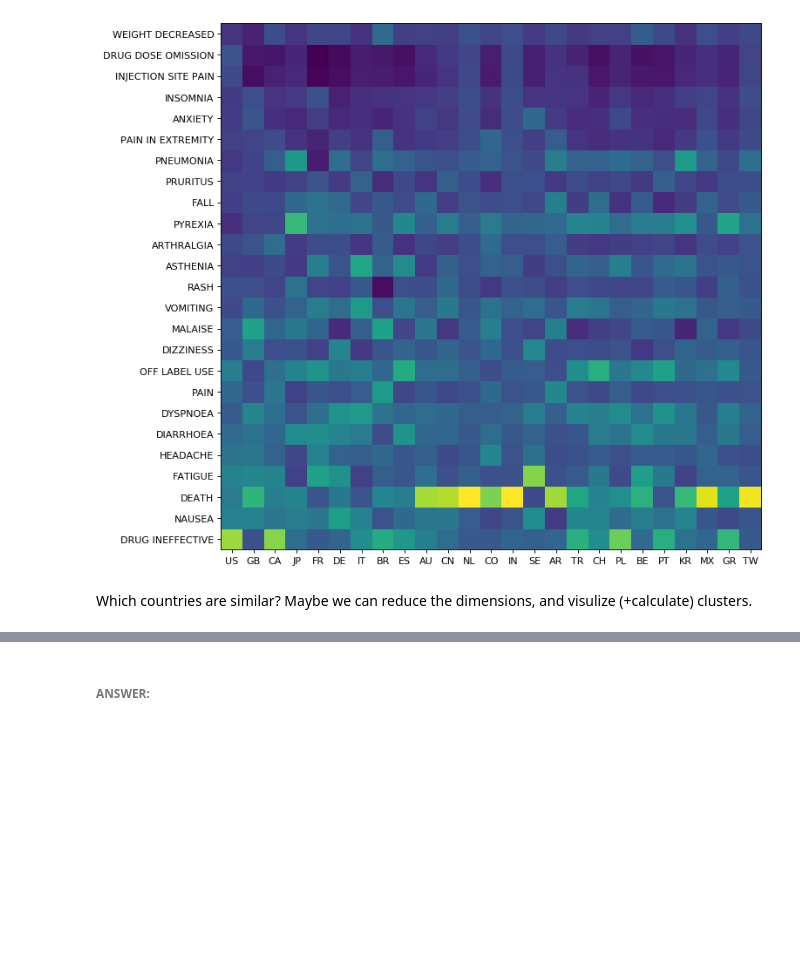
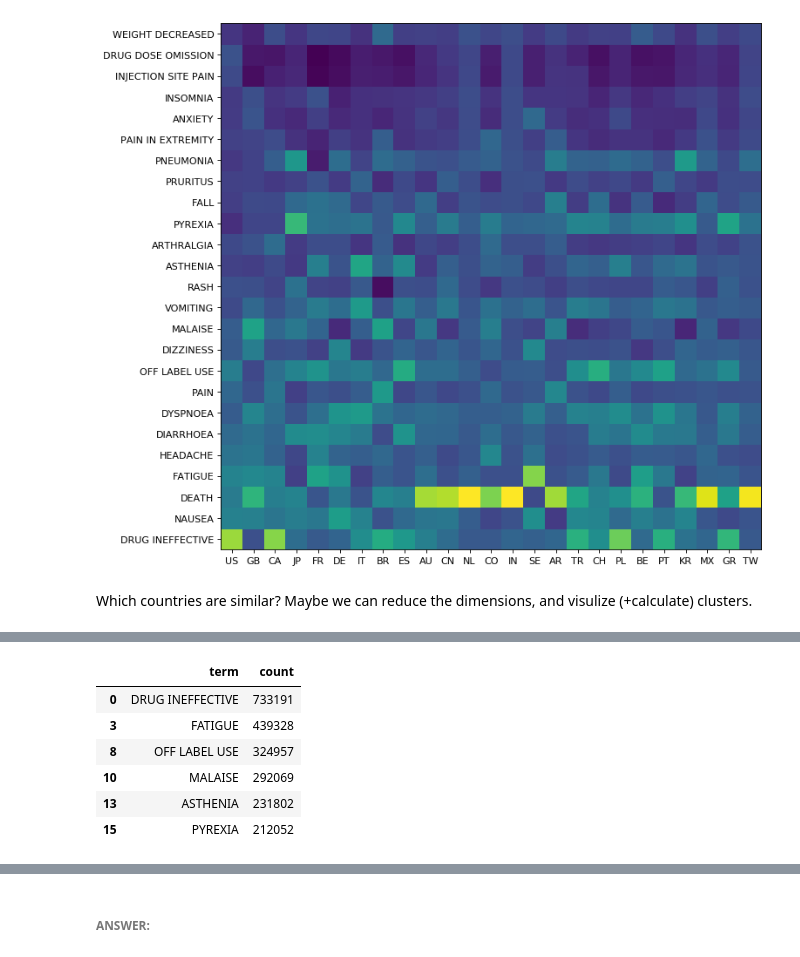
Before and after one commit to oryoruk/fda_adverse_events, a Jupyter notebook: (2020-05-05)_FDA_Adverse_Events.ipynb, the cells around one changed output, grey strips where cells are left out. Saved outputs shown, nothing was run; the diff lists cells and outputs as text; code cells hidden in the pictures; blank space fills up the shorter version.

```diff
--- a/(2020-05-05)_FDA_Adverse_Events.ipynb
+++ b/(2020-05-05)_FDA_Adverse_Events.ipynb
@@ -356,0 +432,10 @@ Which countries are similar? Maybe we can reduce the dimensions, and visulize (+
+# %%
+top_reactions.iloc[[0, 3, 8, 10, 13, 15]]
+# %% [output]
+|  | term | count |
+| 0 | DRUG INEFFECTIVE | 733191 |
+| 3 | FATIGUE | 439328 |
+| 8 | OFF LABEL USE | 324957 |
+| 10 | MALAISE | 292069 |
+| 13 | ASTHENIA | 231802 |
+| 15 | PYREXIA | 212052 |
```
Also changed, not shown: parts of 43 cells of this notebook.
